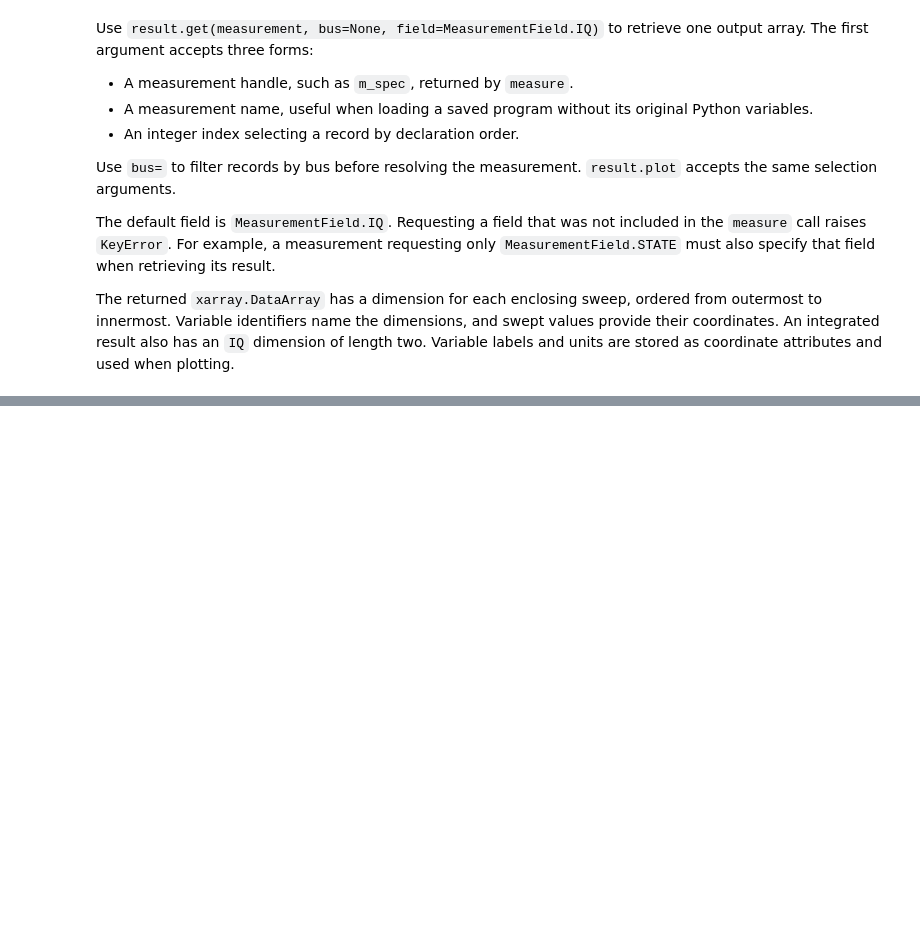
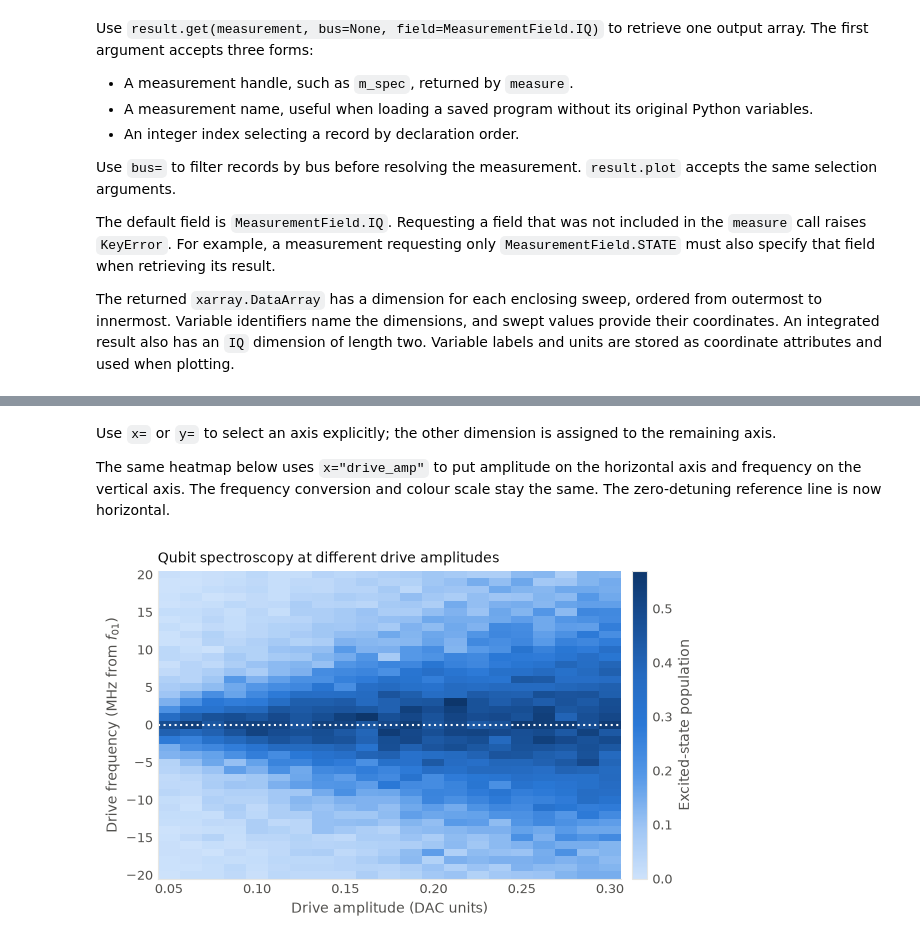
Before and after one commit to qilimanjaro-tech/ieee-qce26-qprogram-tutorial, a Jupyter notebook: notebooks/02_basics.ipynb, the cells around one changed output, grey strips where cells are left out. Drawn from its saved outputs; the diff is of its cells as text; code cells hidden in the pictures; blank space fills up the shorter version.

```diff
--- a/notebooks/02_basics.ipynb
+++ b/notebooks/02_basics.ipynb
@@ -107,15 +107,15 @@ For symbolic equality and inequality between variables, use `qp.eq` and `qp.ne`.
 
 A symbolic expression cannot be used as a Python truth value. For example, `if amp > 0.5:` raises `TypeError`, as shown below.
 # %%
-sketch = qp.QProgram(label="expressions", schema=schema)
-detuning = sketch.variable("detuning", label="Detuning", units="Hz")
-delay = sketch.variable("delay", label="Delay", units="ns")
+qprogram = qp.QProgram(label="expressions", schema=schema)
+detuning = qprogram.variable("detuning", label="Detuning", units="Hz")
+delay = qprogram.variable("delay", label="Delay", units="ns")
 
 # These expressions are stored in the program and evaluated when values are assigned.
-sketch.set_frequency(q[0].readout, detuning + 7.20e9)
-sketch.wait(q[0].readout, 4 * delay)
+qprogram.set_frequency(q[0].readout, detuning + 7.20e9)
+qprogram.wait(q[0].readout, 4 * delay)
 
-print(qp.dumps(sketch))
+print(qp.dumps(qprogram))
 # %% [output]
 #!QProgram 0.2
 
@@ -750,15 +716,7 @@ For this model, the full width at half maximum is `2 * RABI_RATE * amplitude` in
 # %%
-# Select the row nearest a drive amplitude of 0.175 DAC units.
-row = population.sel(drive_amp=0.175, method="nearest")
-selected_amp = row.coords["drive_amp"].item()
+map_result = qp.simulate(qprogram, model=qp.MockMeasurementModel(p_excited=p_saturated, seed=11))
+population = map_result.get(m_two_tone, field=MeasurementField.STATE)
 
-# Keep the measured points at or above half the model's peak population.
-above_half = row.where(row >= 0.25, drop=True)
-half_max_frequencies = above_half.coords["drive_freq"]
-estimated_width = (half_max_frequencies.max() - half_max_frequencies.min()).item()
-model_width = 2 * RABI_RATE * selected_amp
-
-print("drive amplitude:", selected_amp, "DAC units")
-print("estimated width:", estimated_width / 1e6, "MHz")
-print("model width:", model_width / 1e6, "MHz")
+print("dims:", population.dims)  # drive_amp first, then drive_freq.
+print("shape:", population.shape)  # 21 amplitudes × 41 frequencies; shots are averaged.
 # %% [output]
@@ -839,0 +745,23 @@ body:
+# %% [markdown]
+Use `x=` or `y=` to select an axis explicitly; the other dimension is assigned to the remaining axis.
+
+The same heatmap below uses `x="drive_amp"` to put amplitude on the horizontal axis and frequency on the vertical axis. The frequency conversion and colour scale stay the same. The zero-detuning reference line is now horizontal.
+# %%
+ax_map = map_result.plot(
+    m_two_tone,
+    field=MeasurementField.STATE,
+    x="drive_amp",
+    coords={
+        "drive_freq": Quantity(
+            label="Drive frequency",
+            units="MHz from $f_{01}$",
+            transform=lambda v: (v - F_01) / 1e6,
+        ),
+    },
+    value=Quantity("Excited-state population"),
+    title="Qubit spectroscopy at different drive amplitudes",
+)
+ax_map.axhline(0.0, color="white", linestyle=":")  # Zero detuning is the model resonance.
+plt.show()
+# %% [output]
+[figure, added]
```
Also changed, not shown: parts of 80 cells of this notebook, 9 other files.
